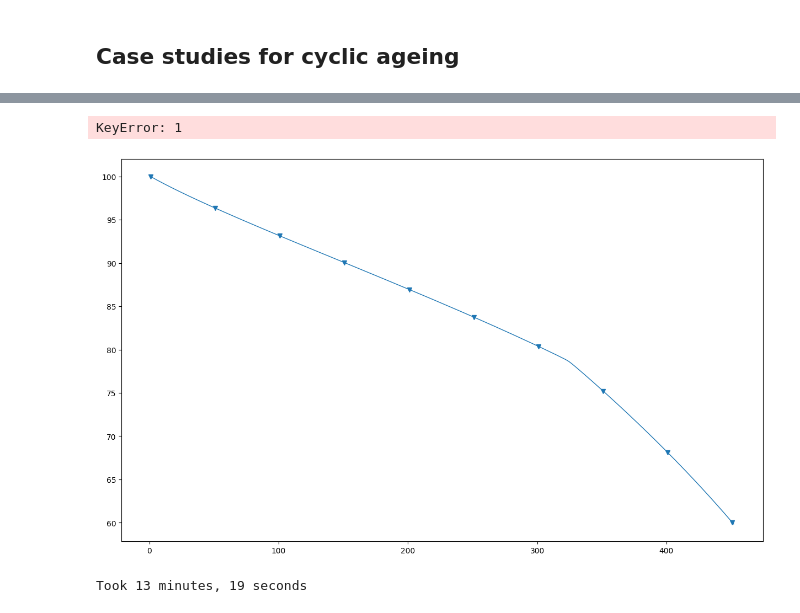
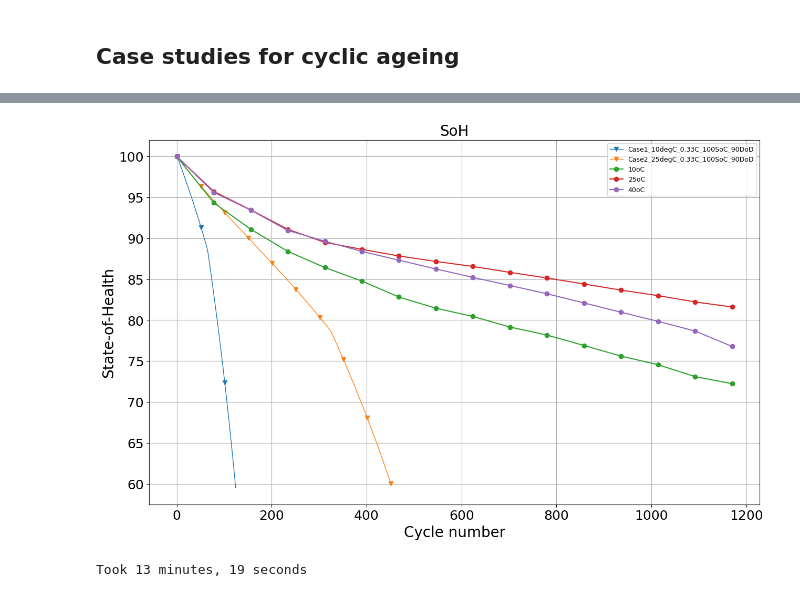
Before and after one commit to ganmadche/PyBaMMlocal, a Jupyter notebook: wip/paperKneedfn2026_cycleParameterTune.ipynb, the cells around one changed output, grey strips where cells are left out. Saved outputs shown, nothing was run; the diff lists cells and outputs as text; code cells hidden in the pictures.

Commit message:
added Niall data and defined exp for simulations

```diff
--- a/wip/paperKneedfn2026_cycleParameterTune.ipynb
+++ b/wip/paperKneedfn2026_cycleParameterTune.ipynb
@@ -74,6 +76,26 @@ df
 | 0 | 1 | 10 | 0.33 | 100 | 90 |
 | 1 | 2 | 25 | 0.33 | 100 | 90 |
 | 2 | 3 | 40 | 0.33 | 100 | 90 |
+# %%
+experimentNiall = pybamm.Experiment(
+    [
+        (
+            "Charge at 0.3C until 4.2 V",
+            "Hold at 4.2 V until 50 mA",
+            "Rest for 4 hours (5 minute period)",
+        )
+    ]+
+    [
+
+       (
+            "Discharge at 1C until 2.5 V",
+            "Charge at 0.3C until 4.2 V",
+            "Hold at 4.2 V until 50 mA",
+        )
+    ]
+    * 1200,
+    termination= "70% capacity"
+    )
 # %% [markdown]
 ## Case studies for cyclic ageing
 # %%
@@ -126,8 +148,9 @@ for n in range(len(df)):
 
 
 
+
     #exp1 = pybamm.Experiment(list_of_steps_auto*cycles_per_day*days_per_year*years_for_sim, termination=f"{termination_capacity}% capacity")
-    sim1 = pybamm.Simulation(model=model, parameter_values=parameter_values, experiment=experiment0, solver=safe_solver)
+    sim1 = pybamm.Simulation(model=model, parameter_values=parameter_values, experiment=experimentNiall, solver=safe_solver)
     sol1 = sim1.solve(showprogress=True, ) #save_at_cycles=50
     print("Took", sol1.solve_time)
 
@@ -177,33 +256,46 @@ plt.show()
 # %%
 df3 = pd.read_csv(f"{current_directory}/paperStudies/tuning/Cases_tuning.csv")
 cycles_per_day =1
 plt.figure(figsize=(15,9))
 b =0
-for m in range(3):#,29,31,33,35,37,39,43,45,47,49,51,53,59,65,67,69,71,77,81]: #range(27,54):#: #range(5): #
+for m in range(2):#,29,31,33,35,37,39,43,45,47,49,51,53,59,65,67,69,71,77,81]: #range(27,54):#: #range(5): #
     #b= b+1
     n = m
     tempC_case = df3["Temperature"][n]
     simcase = df3["Case"][n]
     dod_case = df3["DoD"][n]*0.01
     soc_case = df3["SoC"][n]*0.01
     crate = df3["C_rate"][n]
     df4 = pd.read_csv(f"{current_directory}/paperStudies/tuning/tune_Case{simcase}_{tempC_case}degC_{crate}C_{soc_case*100}SoC_{dod_case*100}DoD_{cycles_per_day}cycle.csv")
     plt.plot(df4["Cycle number"], df4["Capacity Retention"]*100,marker='v', markevery=50,linewidth=1, label =f"Case{simcase}_{tempC_case}degC_{crate}C_{int(soc_case*100)}SoC_{int(dod_case*100)}DoD")
 
+expt = 'Expt 5'
+cell = 'E'
+
+x_variable = 'Ageing Cycles'
+y_variable_1 = 'C/10 Capacity (mA.h)'
+y_variable_2 = '0.1s Resistance (Ohms)'
+
+colours = colour_temp_dict
+labels = [f'{temp_value} degC' for temp_value in colour_temp_dict.keys()]
+
+for cell in meta_data_dict[expt]['cell list']:
+    temp_val = meta_data_dict[expt]['Temperature dict'][cell]
+    soh = data_dict[expt]['Main'][cell][y_variable_1]/data_dict[expt]['Main'][cell][y_variable_1][0]*100
+    plt.plot(data_dict[expt]['Main'][cell][x_variable], soh, label = f"{temp_val}oC", marker='o' )
 
 plt.xlabel('Cycle number',fontsize=20)
 plt.ylabel('State-of-Health',fontsize=20)
 plt.title('SoH',fontsize=20)
 #plt.ylim([70, 102])
 #plt.xlim([-50, 1000])
 plt.legend(fontsize=9)
 plt.xticks(fontsize=18)
 plt.yticks(fontsize=18)
 plt.grid(True)
 plt.show()
 # %% [output]
-KeyError: 1
-[figure, old version]
+[figure, new version]
 # %%
 #sim1.plot()
 #sol1.save("DFN_300cyl_fail-sol.pkl")
```
Also changed, not shown: parts of 3 cells of this notebook.
